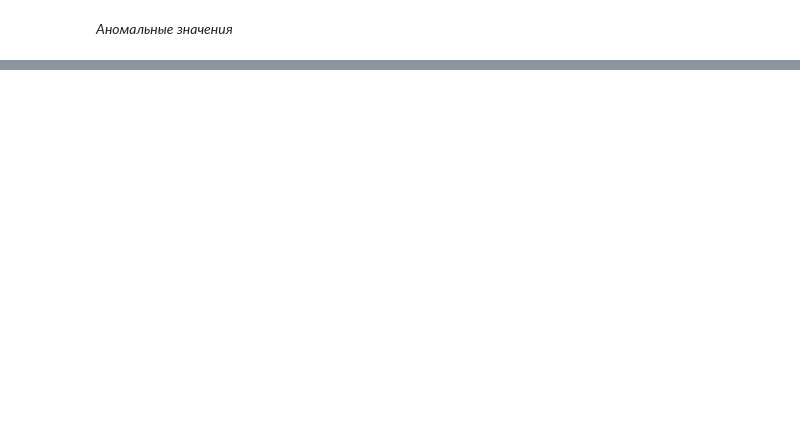
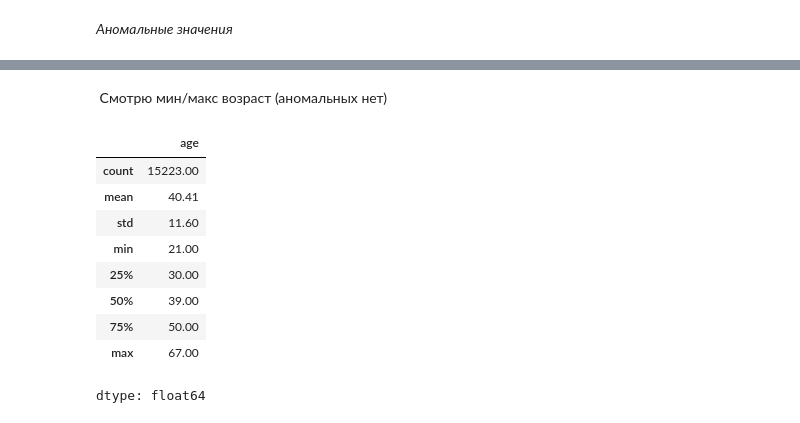
Before and after one commit to jenyadev3/TopResponders, a Jupyter notebook: vkr_project_target_company.ipynb, the cells around one changed output, grey strips where cells are left out. Cells and saved outputs as stored; diff of their text form; code cells hidden in the pictures; blank space fills up the shorter version.

```diff
--- a/vkr_project_target_company.ipynb
+++ b/vkr_project_target_company.ipynb
@@ -147,0 +177,15 @@ AttributeError: 'function' object has no attribute 'sum'
+# %% [markdown]
+ Смотрю мин/макс возраст (аномальных нет)
+# %%
+df["age"].describe()
+# %% [output]
+|  | age |
+| count | 15223.00 |
+| mean | 40.41 |
+| std | 11.60 |
+| min | 21.00 |
+| 25% | 30.00 |
+| 50% | 39.00 |
+| 75% | 50.00 |
+| max | 67.00 |
+dtype: float64
```
Also changed, not shown: parts of 14 cells of this notebook.
